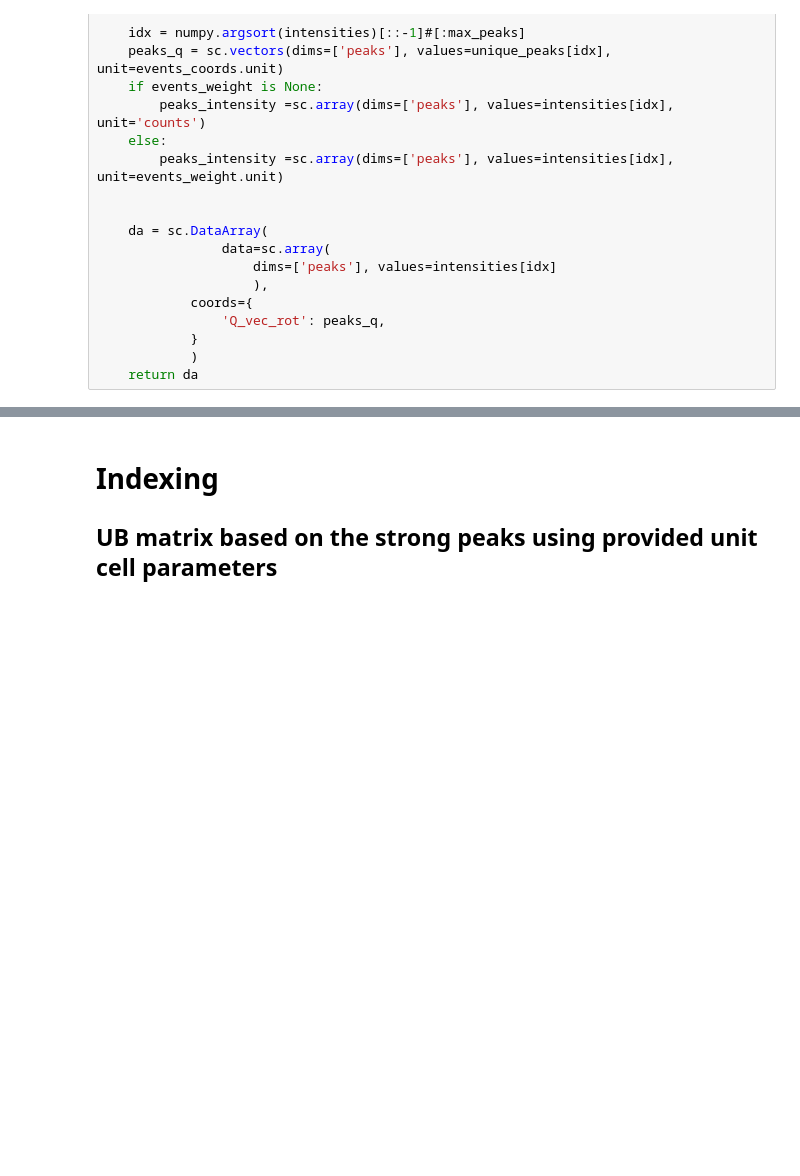
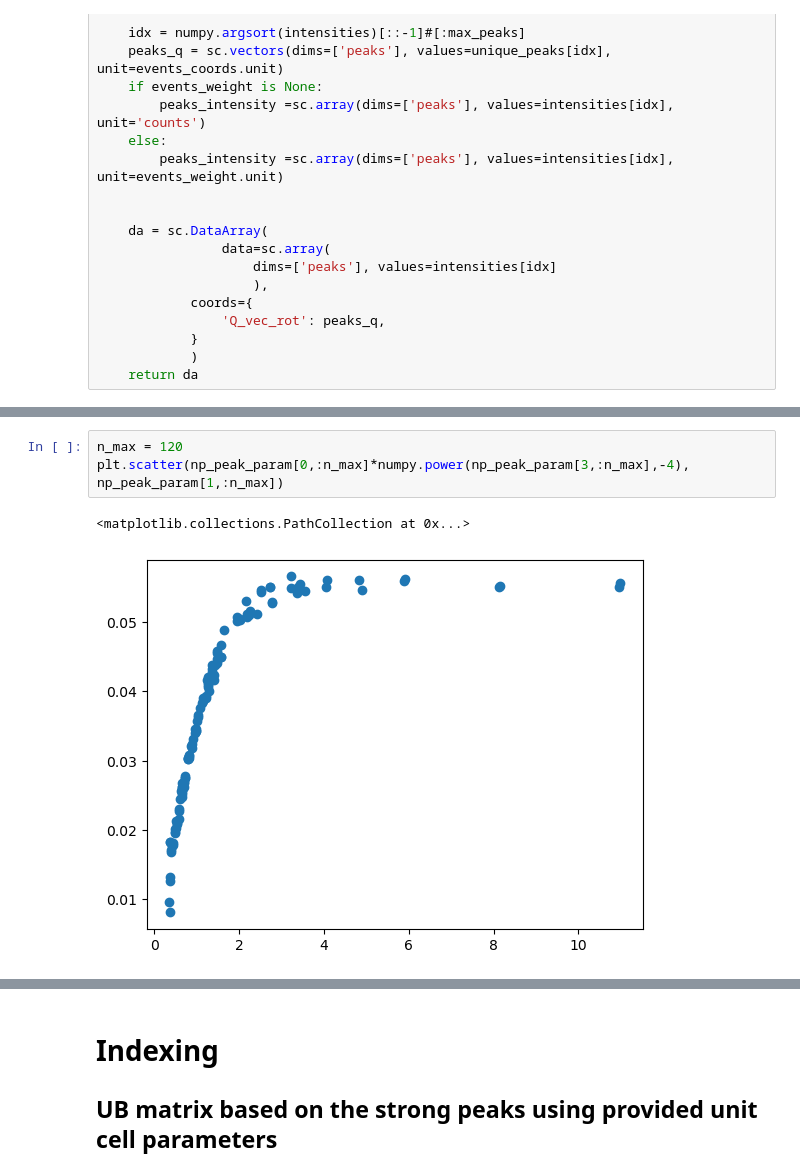
Before and after one commit to scipp/magic-notebooks, a Jupyter notebook: scipp_code.ipynb, the cells around one changed output, grey strips where cells are left out. Cells and saved outputs as stored; diff of their text form; blank space fills up the shorter version.

```diff
--- a/scipp_code.ipynb
+++ b/scipp_code.ipynb
@@ -724,0 +842,6 @@ Data:
+# %%
+n_max = 120
+plt.scatter(np_peak_param[0,:n_max]*numpy.power(np_peak_param[3,:n_max],-4), np_peak_param[1,:n_max])
+# %% [output]
+<matplotlib.collections.PathCollection at 0x...>
+[figure, added]
```
Also changed, not shown: parts of 77 cells of this notebook.
